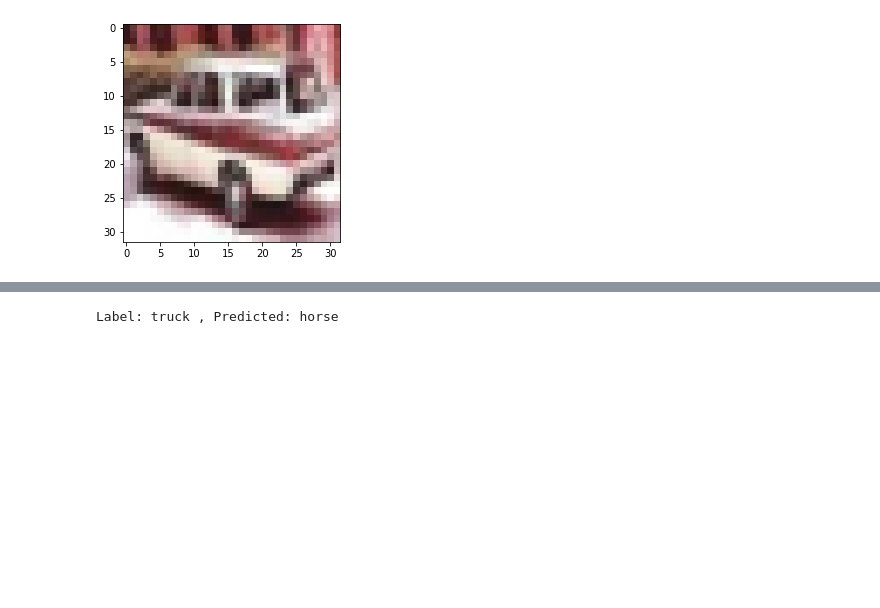
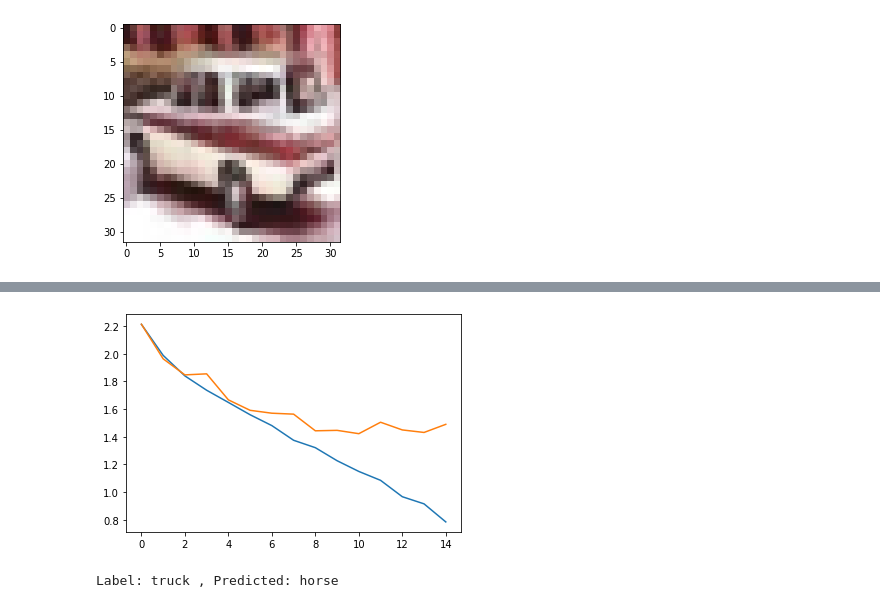
Before and after one commit to AndrewLi19/ML_Assignment, a Jupyter notebook: Assignment5/my_cifar10_CNN.ipynb, the cells around one changed output, grey strips where cells are left out. Cells and saved outputs as stored; diff of their text form; code cells hidden in the pictures; blank space fills up the shorter version.

```diff
--- a/Assignment5/my_cifar10_CNN.ipynb
+++ b/Assignment5/my_cifar10_CNN.ipynb
@@ -380,3 +433,7 @@ plot_losses(history)
+# %%
+plot_losses(history)
+# %% [output]
+[figure, added]
 # %%
 def predict_image(img, model):
     '''write the function of predict_image'''
```
Also changed, not shown: parts of 13 cells of this notebook.
